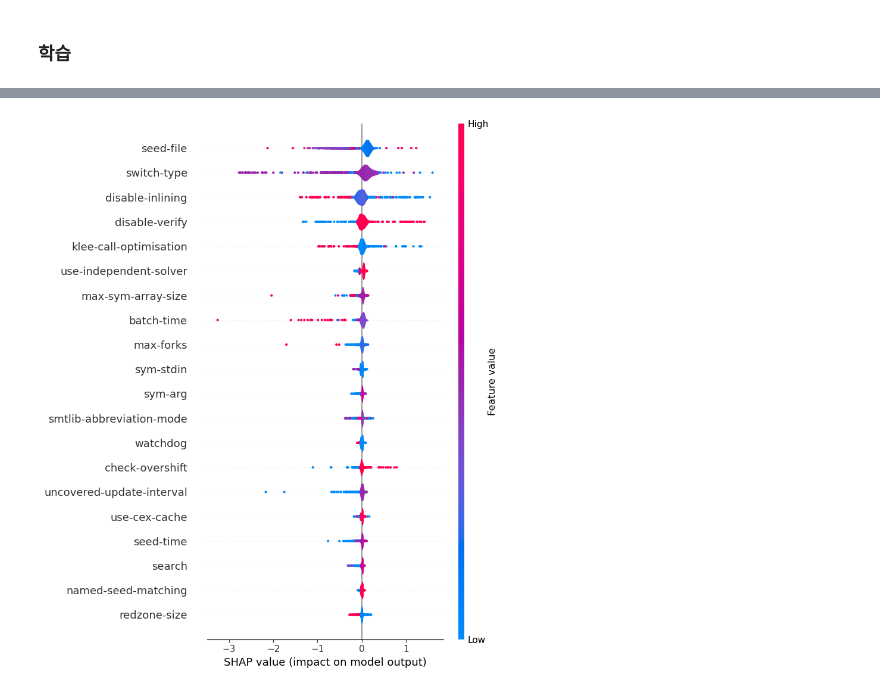
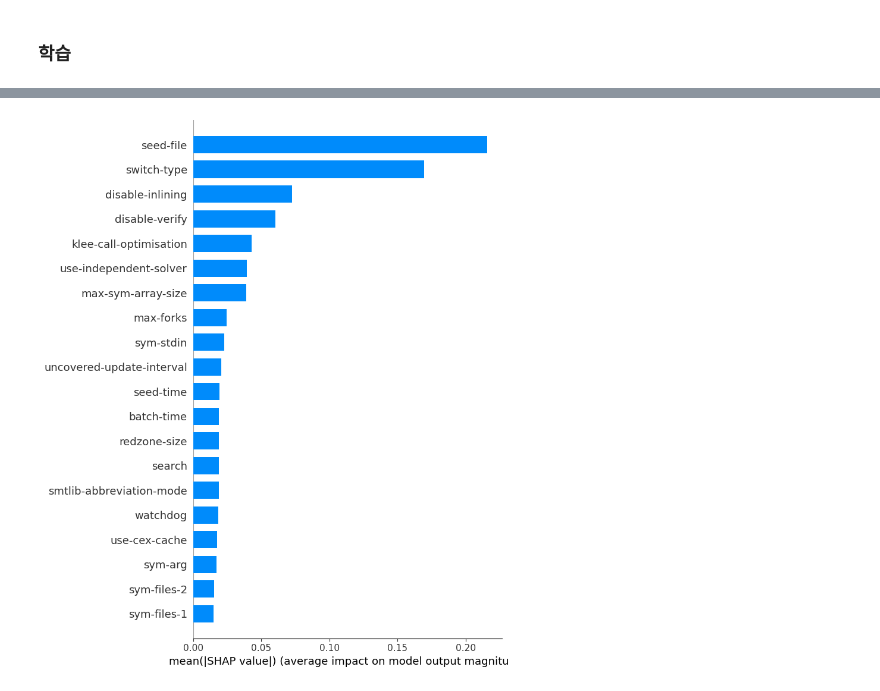
Before and after one commit to sth49/Symetra, a Jupyter notebook: preprocessing.ipynb, the cells around one changed output, grey strips where cells are left out. Cells and saved outputs as stored; diff of their text form; code cells hidden in the pictures.

```diff
--- a/preprocessing.ipynb
+++ b/preprocessing.ipynb
@@ -141,29 +248,0 @@ Top 10 important features:
-# %%
-import shap
-import numpy as np
-
-# 데이터를 float32 타입으로 변환
-X = X.astype(np.float32)
-
-# 모델 예측 함수를 래핑
-def model_predict(X):
-    return model.predict(X).astype(np.float64)
-
-# compute the SHAP values for the linear model
-X100 = shap.utils.sample(X, 100)  # 100 instances for use as the background distribution
-X100 = X100.astype(np.float32)
-
-explainer = shap.Explainer(model_predict, X100)
-shap_values = explainer(X)
-
-# make a standard partial dependence plot
-sample_ind = 20
-shap.partial_dependence_plot(
-    "max-memory-inhibit",  # "MedInc" 대신 실제 컬럼 이름 사용
-    model_predict,
-    X100,
-    model_expected_value=True,
-    feature_expected_value=True,
-    ice=False,
-    shap_values=shap_values[sample_ind : sample_ind + 1, :]
-)
@@ -171,0 +249,3 @@ shap.partial_dependence_plot(
+# %%
+explainer = shap.TreeExplainer(model)
+shap_values = explainer.shap_values(X)
@@ -172,4 +254,4 @@ shap.partial_dependence_plot(
 # %%
-shap.summary_plot(shap_values, X, plot_type="violin", feature_names=X.columns)
+shap.summary_plot(shap_values, X, plot_type="bar")
 # %% [output]
-[figure, old version]
+[figure, new version]
```
Also changed, not shown: parts of 8 cells of this notebook, 7 other files.
